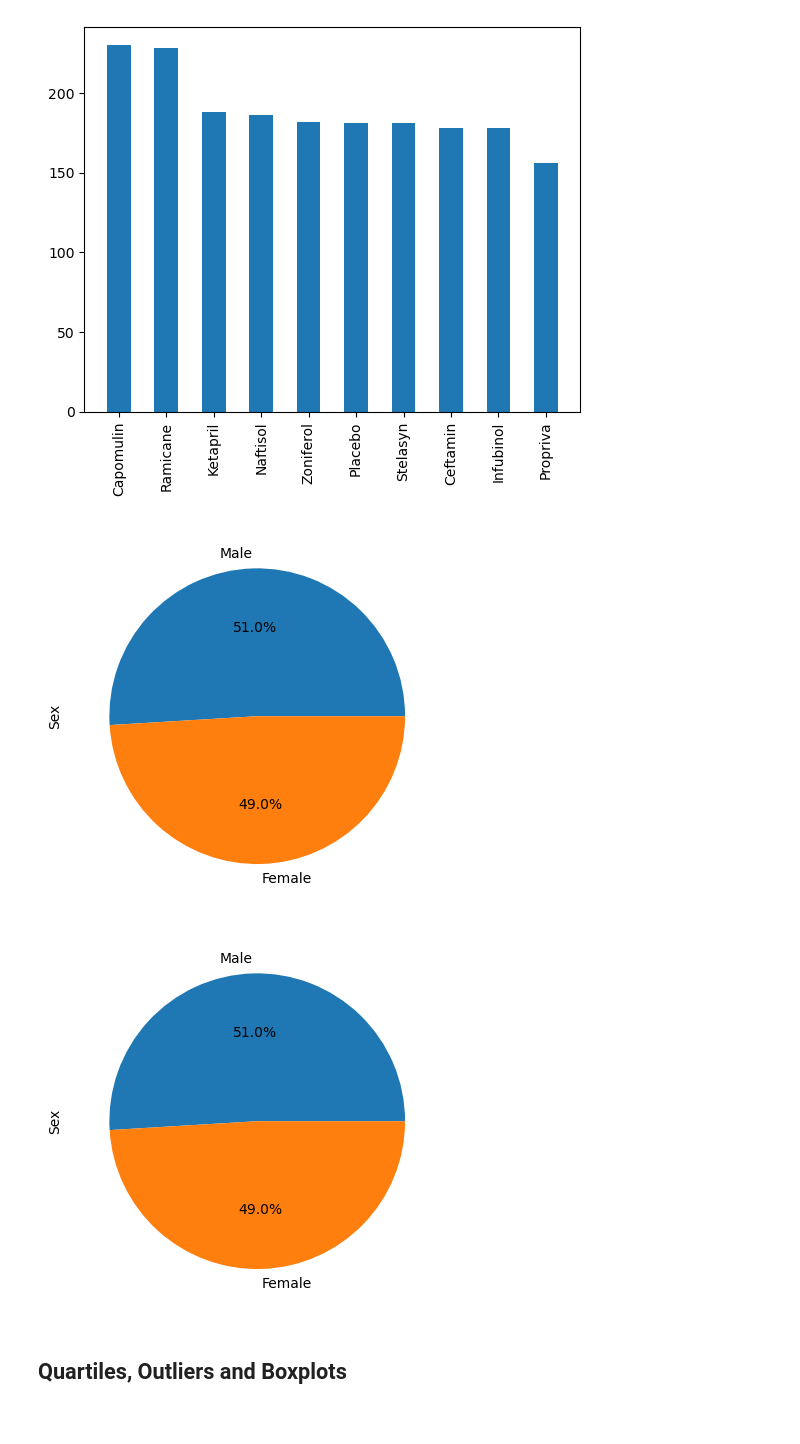
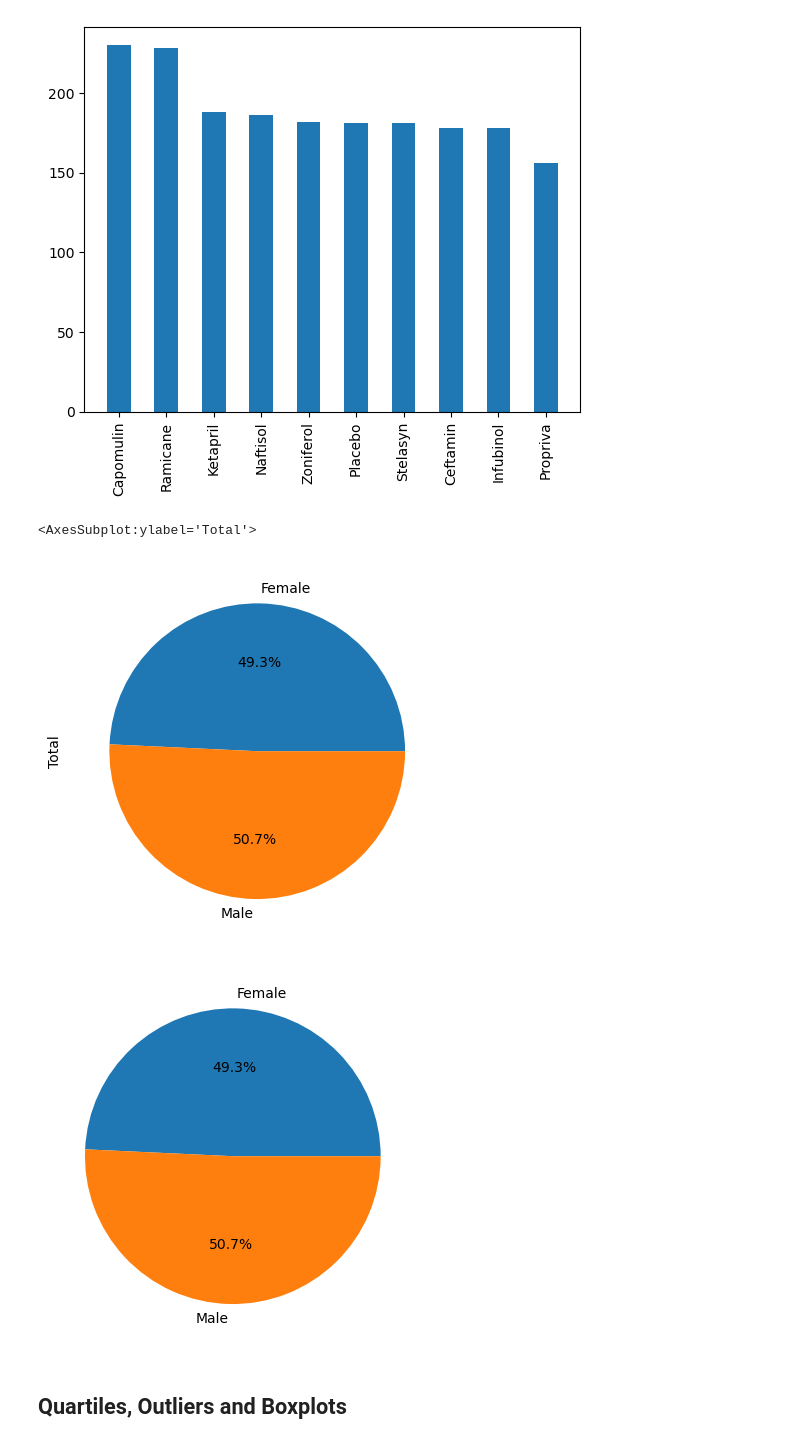
Before and after one commit to AlTesla/Matplotlib-challenge, a Jupyter notebook: Pymaceuticals/pymaceuticals_challenge.ipynb, the cells around one changed output. Drawn from its saved outputs; the diff is of its cells as text; code cells hidden in the pictures.

Commit message:
all data gathered and charts plotted

```diff
--- a/Pymaceuticals/pymaceuticals_challenge.ipynb
+++ b/Pymaceuticals/pymaceuticals_challenge.ipynb
@@ -179,14 +152,25 @@ plt.xticks(rotation=90)
 plt.show()
 # %% [output]
 [figure]
+# %%
+male_female= complete_pyma_df.groupby("Sex")['Mouse ID'].count().reset_index()
+male_female.rename(columns={"Mouse ID":"Total"}, inplace=True)
 # %%
 # Generate a pie plot showing the distribution of female versus male mice using Pandas
+
+male_female['Total'].plot(kind='pie', labels=male_female["Sex"], autopct='%1.1f%%')
 # %% [output]
+<AxesSubplot:ylabel='Total'>
-[figure, old version]
+[figure, new version]
 # %%
 # Generate a pie plot showing the distribution of female versus male mice using pyplot
+fig = plt.subplots()
+
+plt.pie(male_female["Total"], labels=male_female["Sex"], autopct='%1.1f%%')
+
+plt.show()
 # %% [output]
-[figure, old version]
+[figure, new version]
 # %% [markdown]
 ## Quartiles, Outliers and Boxplots
 # %%
```
Also changed, not shown: parts of 17 cells of this notebook.
